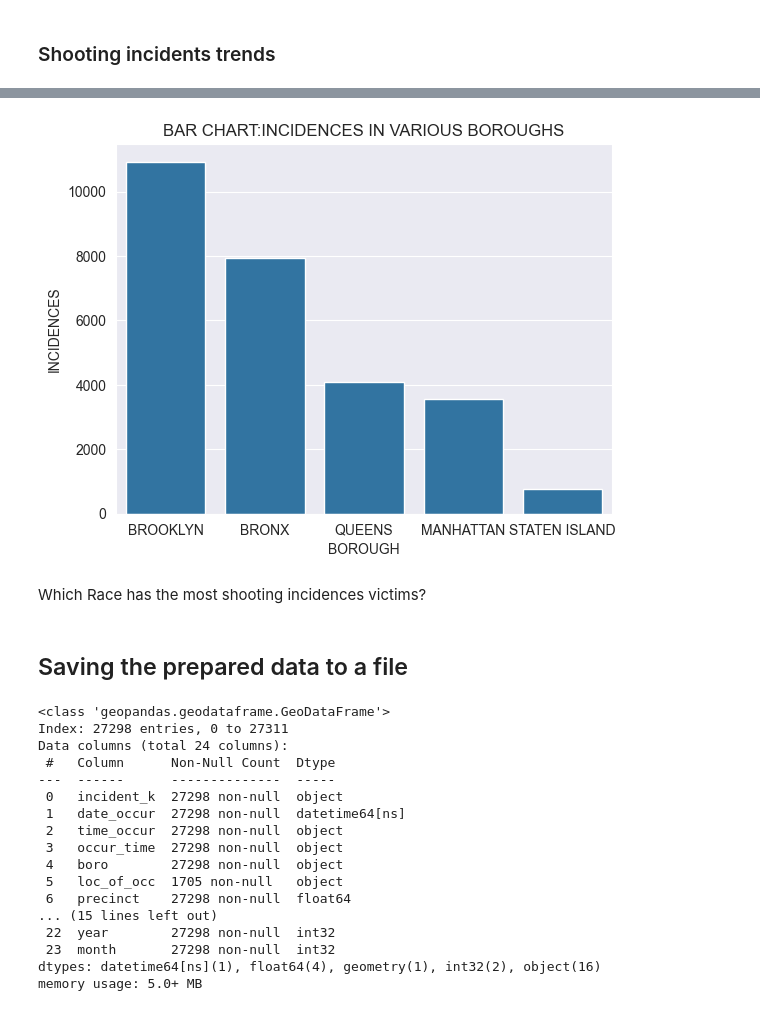
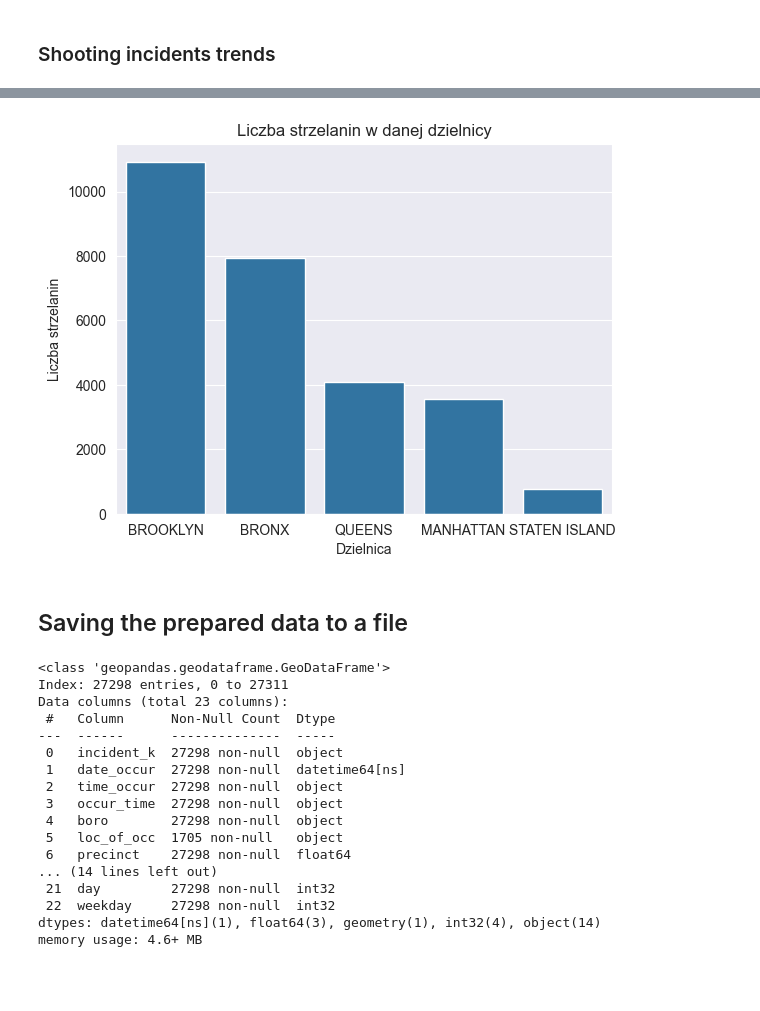
Before and after one commit to jkwiatk1/spatial-data-mining, a Jupyter notebook: 1-shooting_data_analysis.ipynb, the cells around one changed output, grey strips where cells are left out. Cells and saved outputs as stored; diff of their text form; code cells hidden in the pictures; blank space fills up the shorter version.

```diff
--- a/1-shooting_data_analysis.ipynb
+++ b/1-shooting_data_analysis.ipynb
@@ -93,7 +95,3 @@ nyc_df[(nyc_df['latitude'].isnull()) | (nyc_df['longitude'].isnull())]
 | 26875 | 250460651 | 2022-09-01 | 00:00:00.000 | 01:15:00 | QUEENS | OUTSIDE | 103.0 | 0.0 | OTHER | ... |
 | 27205 | 250340401 | 2022-08-30 | 00:00:00.000 | 00:10:00 | BROOKLYN | OUTSIDE | 84.0 | 0.0 | STREET | ... |
 10 rows × 22 columns
-# %%
-print("Empty values in the column 'Longitude':", nyc_df['longitude'].isnull().sum())
-print("Empty values in the column 'Latitude':", nyc_df['latitude'].isnull().sum())
-nyc_df = nyc_df.dropna(subset=['longitude', 'latitude'])
@@ -178,3 +152,6 @@ nyc_df[nyc_df['vic_age_gr'] == '1022']
+# %%
+col_to_drop = ['jurisdicti','x_coord_cd','y_coord_cd']
+nyc_df.drop(col_to_drop,axis =1,inplace = True)
 # %%
 nyc_df.shape
 # %% [output]
@@ -182,3 +161,7 @@ nyc_df.shape
+# %%
+nyc_df.perp_age_g.fillna("No Age",inplace = True)
+nyc_df.perp_sex.fillna("No Sex",inplace = True)
+nyc_df.perp_race.fillna("No Race",inplace = True);
 # %% [markdown]
 ## Analysis data
 # %%
@@ -207,6 +203,8 @@ Info: None
 nyc_df['date_occur'] = pd.to_datetime(nyc_df['date_occur'])
 nyc_df['year'] = nyc_df['date_occur'].dt.year
 nyc_df['month'] = nyc_df['date_occur'].dt.month
+nyc_df["day"] = nyc_df['date_occur'].dt.day
+nyc_df["weekday"] = nyc_df['date_occur'].dt.weekday
 
 # Calculate average events per year
 avg_events_per_year = nyc_df.groupby('year').size().mean()
@@ -353,17 +329,14 @@ Name: count, dtype: int64
 # %%
-#Incidences in varaious BOROS bar graph
 x_axis = nyc_df.boro.value_counts().index
 y_axis = nyc_df.boro.value_counts()
 
 sns.barplot(x = x_axis,y = y_axis)
 
-plt.title("BAR CHART:INCIDENCES IN VARIOUS BOROUGHS")
-plt.xlabel("BOROUGH")
-plt.ylabel("INCIDENCES");
+plt.title("Liczba strzelanin w danej dzielnicy")
+plt.xlabel("Dzielnica")
+plt.ylabel("Liczba strzelanin");
 # %% [output]
-[figure, old version]
+[figure, new version]
-# %% [markdown]
-Which Race has the most shooting incidences victims?
 # %% [markdown]
 ## Saving the prepared data to a file
 # %%
@@ -371,7 +344,7 @@ nyc_df.info()
 # %% [output]
 <class 'geopandas.geodataframe.GeoDataFrame'>
 Index: 27298 entries, 0 to 27311
-Data columns (total 24 columns):
+Data columns (total 23 columns):
  #   Column      Non-Null Count  Dtype
 ---  ------      --------------  -----
  0   incident_k  27298 non-null  object
@@ -381,9 +354,9 @@ Data columns (total 24 columns):
  4   boro        27298 non-null  object
  5   loc_of_occ  1705 non-null   object
  6   precinct    27298 non-null  float64
-... (15 lines left out)
- 22  year        27298 non-null  int32
- 23  month       27298 non-null  int32
-dtypes: datetime64[ns](1), float64(4), geometry(1), int32(2), object(16)
-memory usage: 5.0+ MB
+... (14 lines left out)
+ 21  day         27298 non-null  int32
+ 22  weekday     27298 non-null  int32
+dtypes: datetime64[ns](1), float64(3), geometry(1), int32(4), object(14)
+memory usage: 4.6+ MB
 # %%
```
Also changed, not shown: parts of 46 cells of this notebook, 1 other file.
